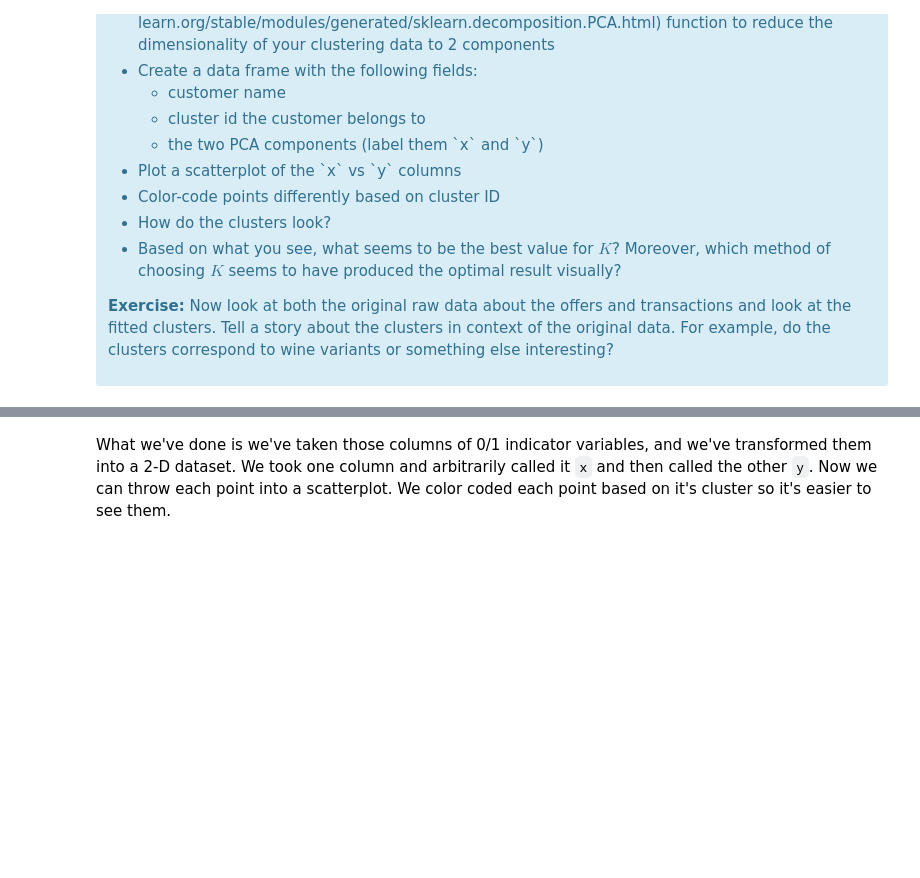
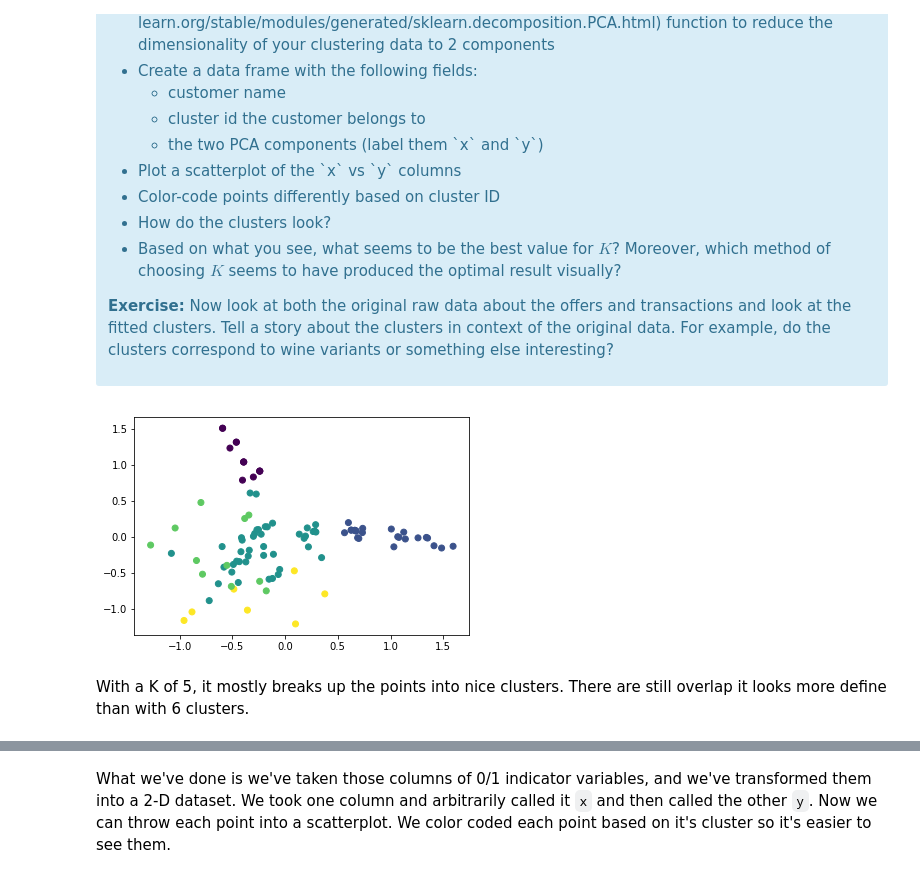
Before and after one commit to ohmgmatt/Springboard, a Jupyter notebook: mini_projects_ml/clustering/Mini_Project_Clustering.ipynb, the cells around one changed output, grey strips where cells are left out. Saved outputs shown, nothing was run; the diff lists cells and outputs as text; code cells hidden in the pictures; blank space fills up the shorter version.

```diff
--- a/mini_projects_ml/clustering/Mini_Project_Clustering.ipynb
+++ b/mini_projects_ml/clustering/Mini_Project_Clustering.ipynb
@@ -208,0 +309,20 @@ This is only one use of PCA for dimension reduction. We can also use PCA when we
+# %%
+#your turn
+from sklearn.decomposition import PCA
+clustered = pd.DataFrame()
+# %%
+cluster = KMeans(n_clusters = 5) #Using K from Silhouette method
+cluster.fit(df_pivot[x_cols])
+clustered['cluster_id'] = cluster.predict(df_pivot[x_cols])
+clustered['customer_name'] = df_pivot['customer_name']
+# %%
+pca = PCA(n_components=2)
+clustered['x'] = pca.fit_transform(df_pivot[x_cols])[:,0]
+clustered['y'] = pca.fit_transform(df_pivot[x_cols])[:,1]
+# %%
+plt.scatter(clustered['x'], clustered['y'], c=clustered['cluster_id'])
+plt.show()
+# %% [output]
+[figure, added]
+# %% [markdown]
+With a K of 5, it mostly breaks up the points into nice clusters. There are still overlap it looks more define than with 6 clusters.
```
Also changed, not shown: parts of 39 cells of this notebook.
